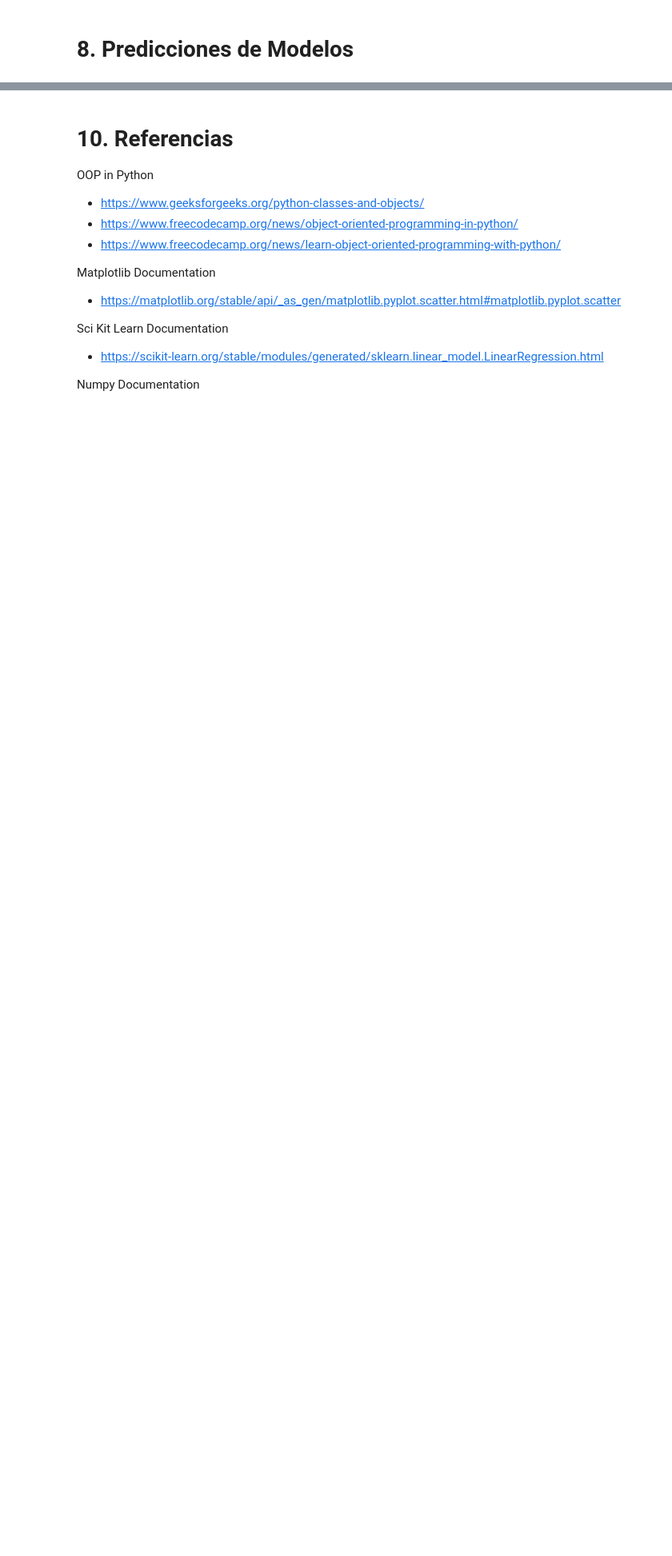
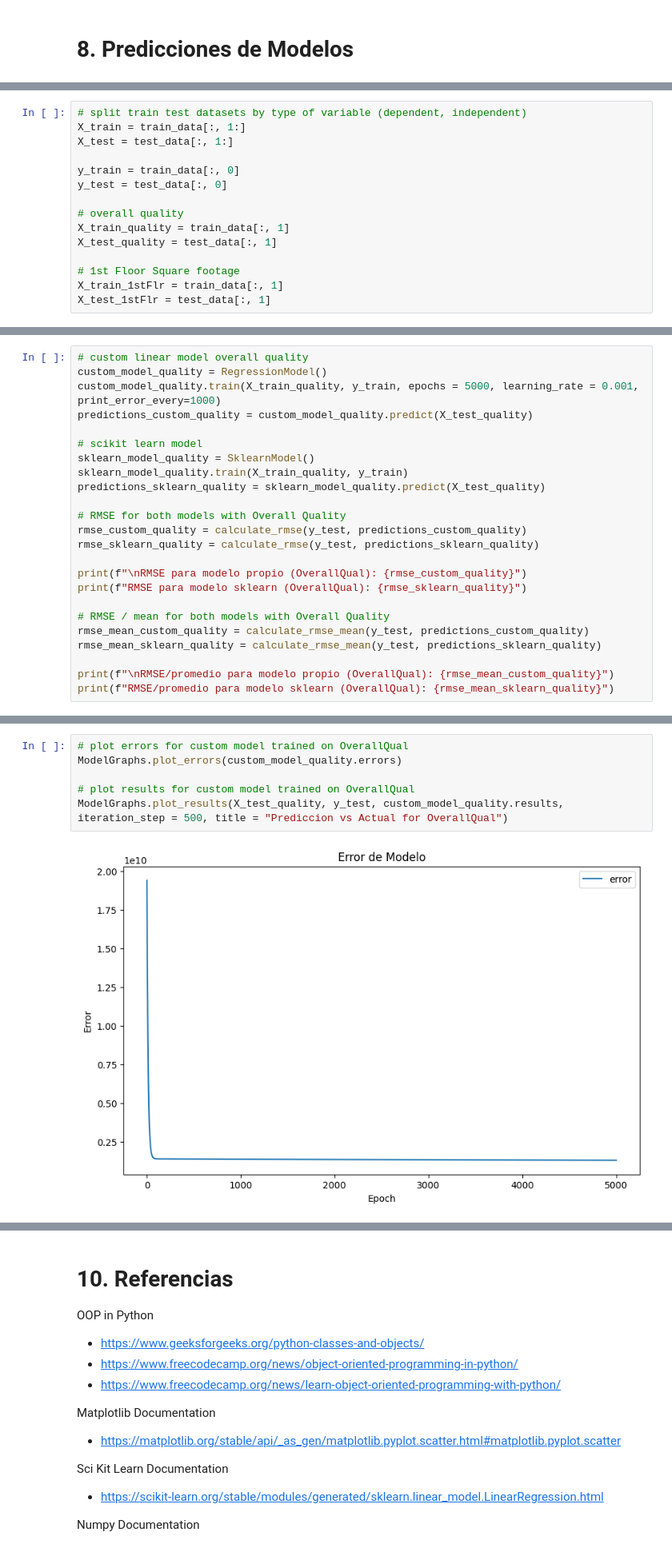
Before and after one commit to marianvela/ds-regression, a Jupyter notebook: DS_Regression.ipynb, the cells around one changed output, grey strips where cells are left out. Shown at 80% size. Saved outputs shown, nothing was run; the diff lists cells and outputs as text; blank space fills up the shorter version.

Commit message:
feat: add graphs

```diff
--- a/DS_Regression.ipynb
+++ b/DS_Regression.ipynb
@@ -372,0 +433,15 @@ ModelGraphs.plot_results(X_train[:, 0], y_train, custom_model.results, iteration
+# %%
+# split train test datasets by type of variable (dependent, independent)
+X_train = train_data[:, 1:]
+X_test = test_data[:, 1:]
+
+y_train = train_data[:, 0]
+y_test = test_data[:, 0]
+
+# overall quality
+X_train_quality = train_data[:, 1]
+X_test_quality = test_data[:, 1]
+
+# 1st Floor Square footage
+X_train_1stFlr = train_data[:, 1]
+X_test_1stFlr = test_data[:, 1]
@@ -372,0 +450,24 @@ ModelGraphs.plot_results(X_train[:, 0], y_train, custom_model.results, iteration
+# %%
+# custom linear model overall quality
+custom_model_quality = RegressionModel()
+custom_model_quality.train(X_train_quality, y_train, epochs = 5000, learning_rate = 0.001, print_error_every=1000)
+predictions_custom_quality = custom_model_quality.predict(X_test_quality)
+
+# scikit learn model
+sklearn_model_quality = SklearnModel()
+sklearn_model_quality.train(X_train_quality, y_train)
+predictions_sklearn_quality = sklearn_model_quality.predict(X_test_quality)
+
+# RMSE for both models with Overall Quality
+rmse_custom_quality = calculate_rmse(y_test, predictions_custom_quality)
+rmse_sklearn_quality = calculate_rmse(y_test, predictions_sklearn_quality)
+
+print(f"\nRMSE para modelo propio (OverallQual): {rmse_custom_quality}")
+print(f"RMSE para modelo sklearn (OverallQual): {rmse_sklearn_quality}")
+
+# RMSE / mean for both models with Overall Quality
+rmse_mean_custom_quality = calculate_rmse_mean(y_test, predictions_custom_quality)
+rmse_mean_sklearn_quality = calculate_rmse_mean(y_test, predictions_sklearn_quality)
+
+print(f"\nRMSE/promedio para modelo propio (OverallQual): {rmse_mean_custom_quality}")
+print(f"RMSE/promedio para modelo sklearn (OverallQual): {rmse_mean_sklearn_quality}")
@@ -379,0 +526,8 @@ class Validator:
+# %%
+# plot errors for custom model trained on OverallQual
+ModelGraphs.plot_errors(custom_model_quality.errors)
+
+# plot results for custom model trained on OverallQual
+ModelGraphs.plot_results(X_test_quality, y_test, custom_model_quality.results, iteration_step = 500, title = "Prediccion vs Actual for OverallQual")
+# %% [output]
+[figure, added]
```
Also changed, not shown: parts of 18 cells of this notebook.
